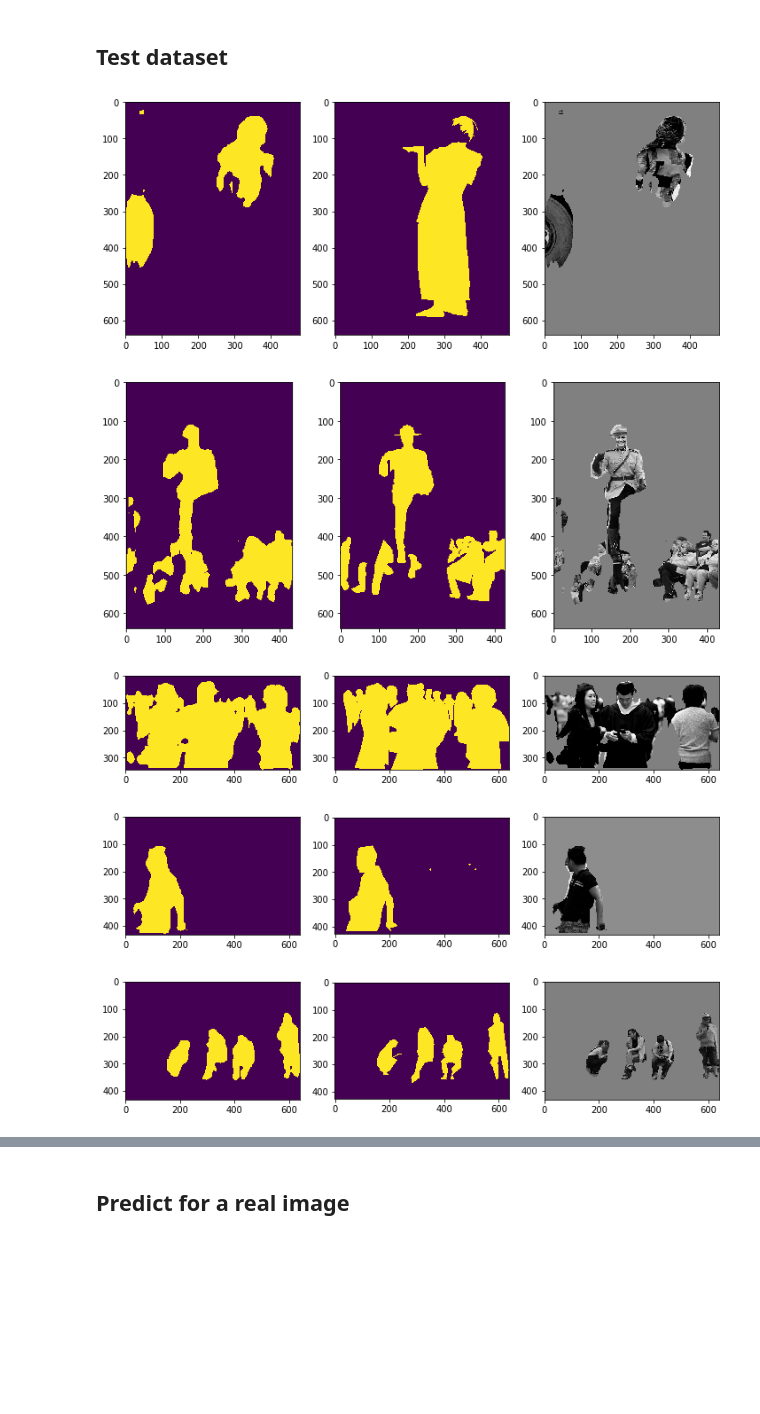
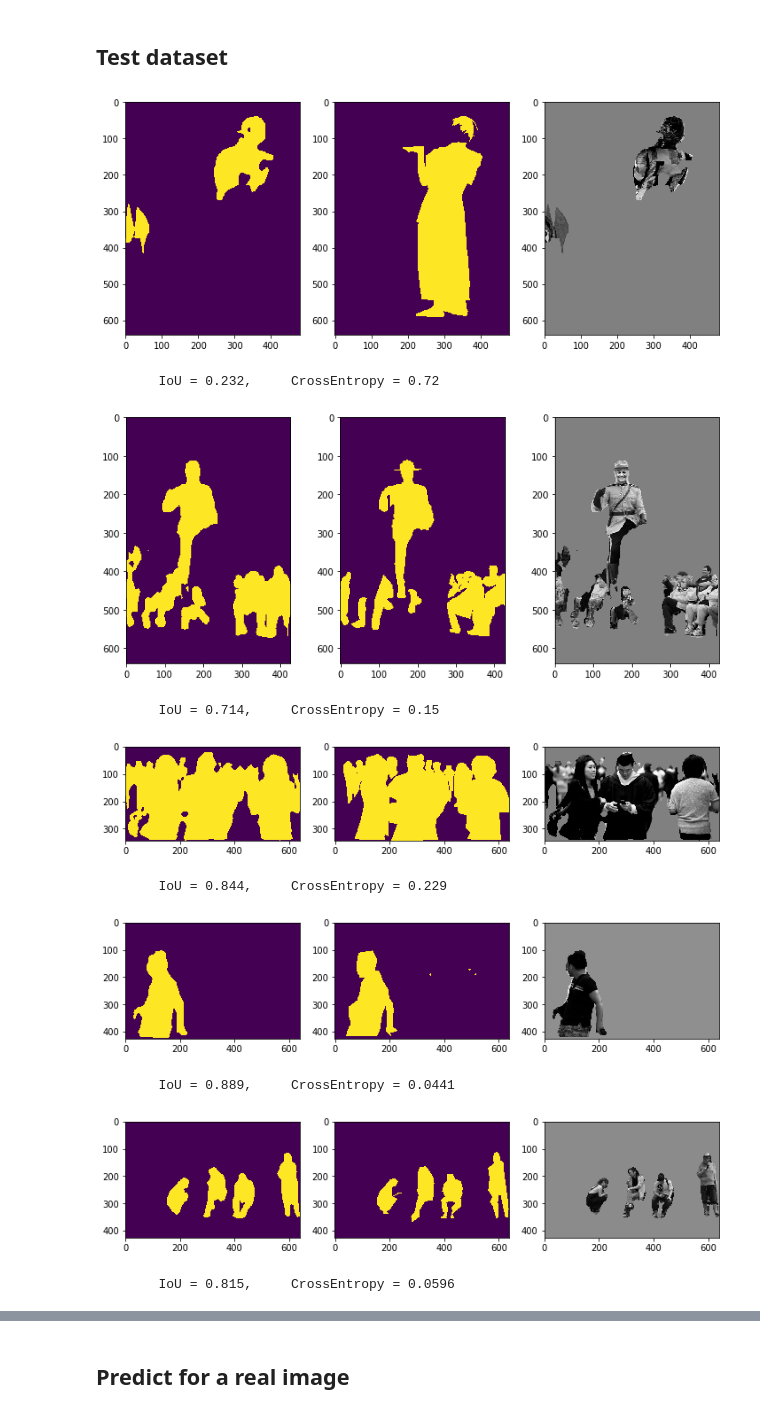
Before and after one commit to zhozheka/TS-project-2, a Jupyter notebook: mask_tranfer_learning/mask_transfer_learning.ipynb, the cells around one changed output, grey strips where cells are left out. Drawn from its saved outputs; the diff is of its cells as text; code cells hidden in the pictures; blank space fills up the shorter version.

```diff
--- a/mask_tranfer_learning/mask_transfer_learning.ipynb
+++ b/mask_tranfer_learning/mask_transfer_learning.ipynb
@@ -145,6 +147,8 @@ for param in model_mask.model6_1[4].parameters():
 
 model_mask = model_mask.to(torch_device)
 model_mask.train();
+# %%
+model_mask.load_state_dict(torch.load('./model/mask_0.188.pth'))
 # %%
 loss = nn.CrossEntropyLoss()
 loss = loss.to(torch_device)
@@ -155,13 +157,18 @@ best_test_score = 1.
+# %%
+best_test_score = 0.187
 # %%
 epoch = 0
 losses_train = [0.]
 losses_test = [0.]
 
-for epoch in range(3):
+for epoch in range(10):
     loss_epoch_train = []
     loss_epoch_test = []
 
-    for sample in (train_dataset):
+    optimizer.zero_grad()
+
+    for j, sample in tqdm(enumerate(train_dataset), total=2500):
+
         image = sample['image'].to(torch_device)
         mask = sample['mask'].to(torch_device)
 
@@ -171,9 +178,11 @@ for epoch in range(3):
         loss_batch = loss(prediction, mask[None])
         loss_epoch_train.append(loss_batch.item())
 
-        optimizer.zero_grad()
         loss_batch.backward()
-        optimizer.step()
+
+        if j%500 == 0 and j > 0:
+            optimizer.step()
+            optimizer.zero_grad()
 
     losses_train.append(np.mean(loss_epoch_train))
 
@@ -186,7 +195,7 @@ for epoch in range(3):
 
         loss_batch = loss(prediction, mask[None])
         loss_epoch_test.append(loss_batch.item())
-        loss_epoch_test
+        #loss_epoch_test
     losses_test.append(np.mean(loss_epoch_test))
 
     sys.stdout.write('\r epoch {0:}, (Train / Test) : {1:.5} / {2:.5}'.format(epoch, losses_train[-1], losses_test[-1]))
@@ -227,44 +230,56 @@ torch.save(model_mask.model6_1.state_dict(), './model/segm_block.pth')
 ## Test dataset
 # %%
 # load the best checkpoint
-model_mask.load_state_dict(torch.load('./model/mask_0.240.pth'))
+model_mask.load_state_dict(torch.load('./model/mask_0.186.pth'))
 # %%
 losses = []
+IoUs = []
 loss = nn.CrossEntropyLoss()
 loss = loss.to(torch_device)
 
 for i in range(10):
 
     sample = test_dataset[i]
     image = sample['image'].to(torch_device)
     mask = sample['mask'].to(torch_device)
 
     prediction, _ = model_mask(image)
-    prediction = nn.Upsample((image.shape[2], image.shape[3]), mode='bilinear', align_corners=True)(prediction)
-    prediction_scaled = nn.Upsample((mask.shape[0], mask.shape[1]), mode='bilinear', align_corners=True)(prediction)
+    pred = nn.Upsample((mask.shape[0], mask.shape[1]), mode='bilinear', align_corners=True)(prediction)
+    image = nn.Upsample((mask.shape[0], mask.shape[1]), mode='bilinear', align_corners=True)(image)
+    image = image[0][2].cpu().data.numpy()
 
-    loss_batch = loss(prediction_scaled, mask[None])
+    loss_batch = loss(pred, mask[None])
     losses.append(loss_batch.item())
 
-    pred = nn.Softmax(dim=1)(prediction)[0,1].cpu().data.numpy()
+    pred = nn.Softmax(dim=1)(pred)[0,1].cpu().data.numpy() > 0.5
+    mask = mask.cpu().data.numpy().astype(bool)
+
+    IoU = (mask&pred).sum() / (mask + pred).astype(bool).sum()
+    IoUs.append(IoU)
 
     plt.figure(figsize=(12, 5))
-
     plt.subplot(1, 3, 1)
     #pred = gaussian_filter(pred, sigma=1)
-    plt.imshow(pred>0.5)
+    plt.imshow(pred)
 
     plt.subplot(1, 3, 2)
     plt.imshow(mask)
 
     plt.subplot(1, 3, 3)
-    plt.imshow(image[0][2].cpu().data.numpy() * (pred>0.5), cmap='gray')
+    plt.imshow(image * (pred>0.5), cmap='gray')
+
     plt.show()
+    print (('\tIoU = {0:.3}, \t CrossEntropy = {1:.3} ').format(IoU, losses[-1]))
 
-print ('test score = ', np.mean(losses))
+print (('\nTotal:\n \t<IoU> = {0:.3},\t<CrossEntropy> = {1:.3} ').format(np.mean(IoUs), np.mean(losses)))
 # %% [output]
-[figure, old version]
+[figure, new version]
+        IoU = 0.232,     CrossEntropy = 0.72
-[figure, old version]
+[figure, new version]
+        IoU = 0.714,     CrossEntropy = 0.15
-[figure, old version]
+[figure, new version]
+        IoU = 0.844,     CrossEntropy = 0.229
 [figure]
+        IoU = 0.889,     CrossEntropy = 0.0441
-[figure, old version]
+[figure, new version]
+        IoU = 0.815,     CrossEntropy = 0.0596
```
Also changed, not shown: parts of 9 cells of this notebook.
